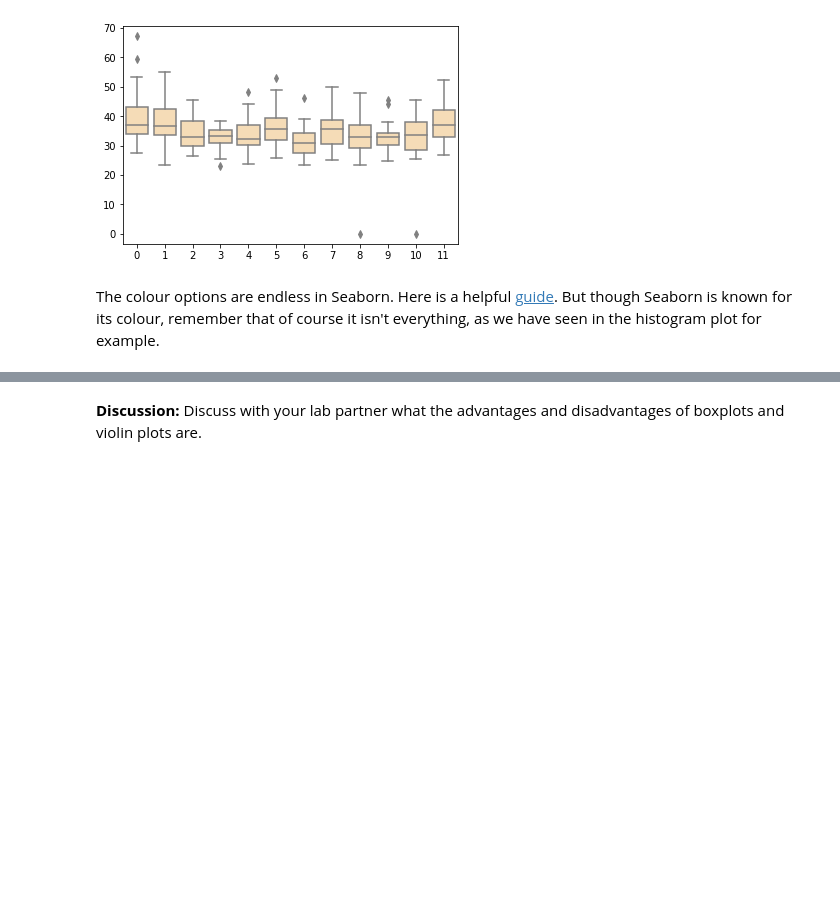
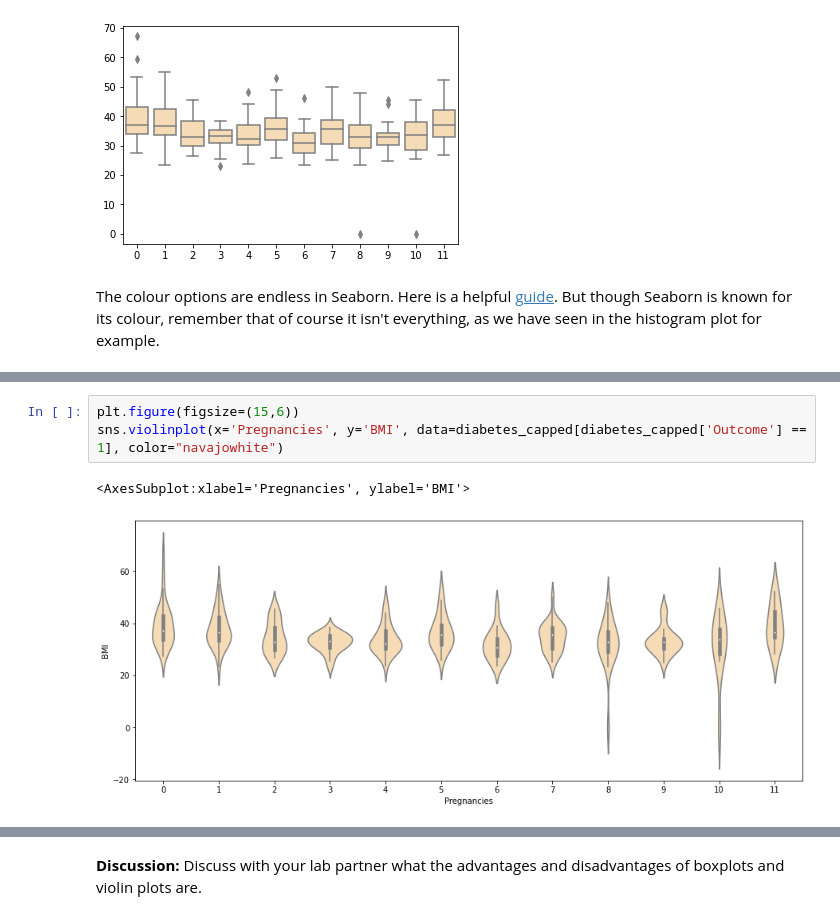
Before and after one commit to Inf2-FDS/FDS-S1-04-data-representation-02-distributions-solution, a Jupyter notebook: 05-Data-representation-II-Matplotlib-Distributions and Animations-Solutions.ipynb, the cells around one changed output, grey strips where cells are left out. Cells and saved outputs as stored; diff of their text form; blank space fills up the shorter version.

```diff
--- a/05-Data-representation-II-Matplotlib-Distributions and Animations-Solutions.ipynb
+++ b/05-Data-representation-II-Matplotlib-Distributions and Animations-Solutions.ipynb
@@ -328 +339,7 @@ Seaborn does not just render more beautiful, labeled plots with less code, it al
+# %%
+plt.figure(figsize=(15,6))
+sns.violinplot(x='Pregnancies', y='BMI', data=diabetes_capped[diabetes_capped['Outcome'] == 1], color="navajowhite")
+# %% [output]
+<AxesSubplot:xlabel='Pregnancies', ylabel='BMI'>
+[figure, added]
 # %%
```
Also changed, not shown: parts of 17 cells of this notebook.
